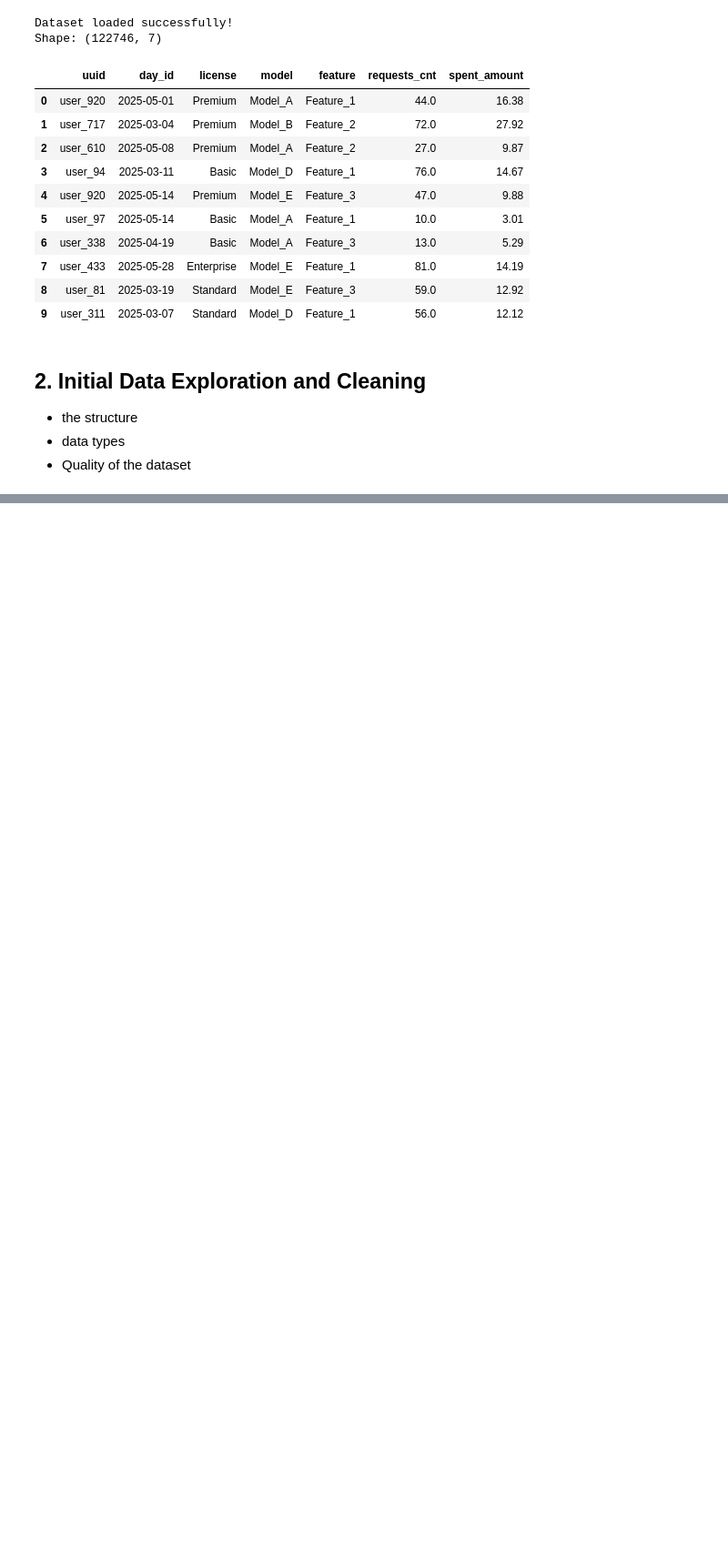
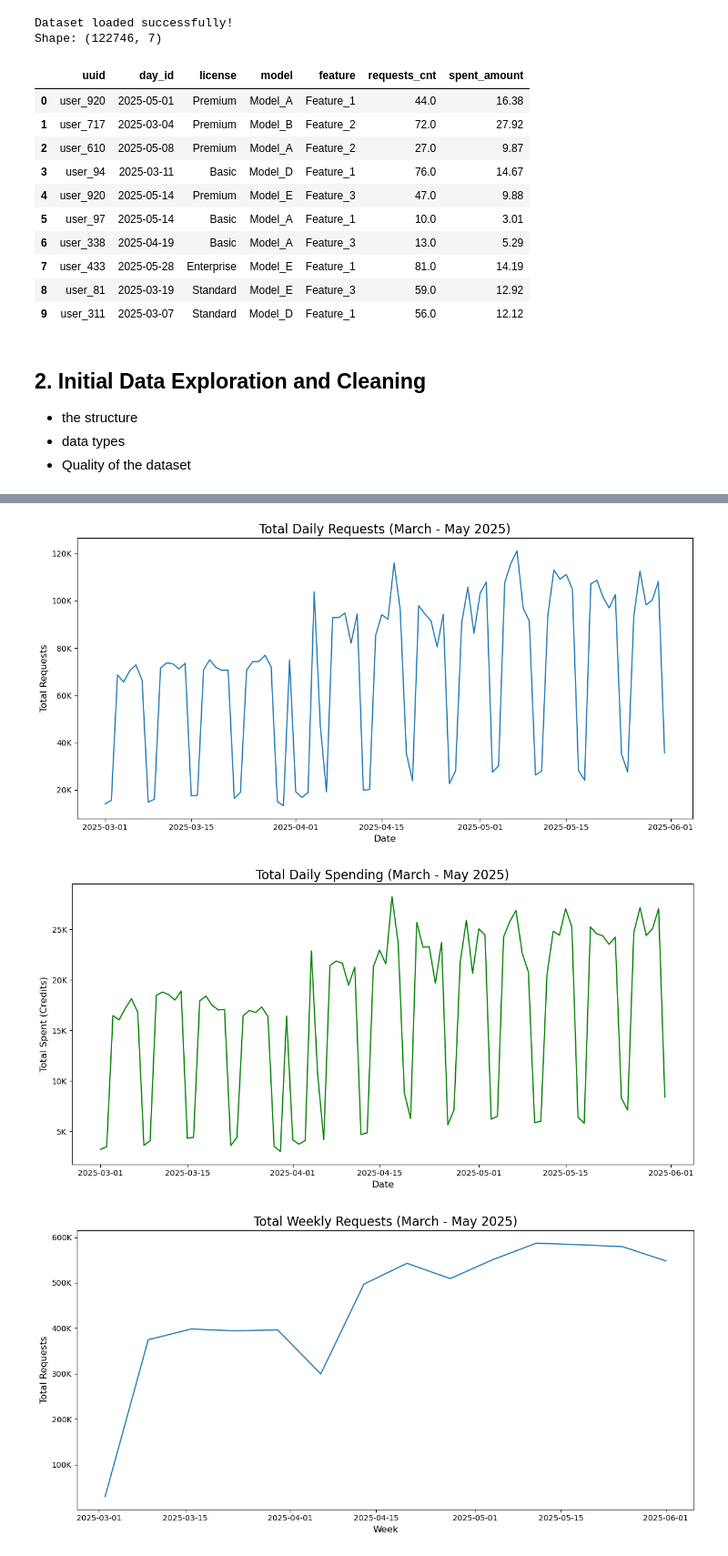
Before and after one commit to wassim-mezghanni/Analytics-of-ML-Features-Usage-in-IDEs, a Jupyter notebook: Analytics of ML Features.ipynb, the cells around one changed output, grey strips where cells are left out. Shown at 91% size. Saved outputs shown, nothing was run; the diff lists cells and outputs as text; code cells hidden in the pictures; blank space fills up the shorter version.

```diff
--- a/Analytics of ML Features.ipynb
+++ b/Analytics of ML Features.ipynb
@@ -104,0 +118,77 @@ Duplicate rows: 0
+# %%
+import matplotlib.ticker as ticker
+
+df = pd.read_csv("processed_da_dataset.csv", parse_dates=['day_id'])
+
+# --- Daily Aggregation ---
+daily_agg = df.groupby('day_id').agg(
+    total_requests=('requests_cnt', 'sum'),
+    total_spent=('spent_amount', 'sum')
+).reset_index()
+
+# Function to format large numbers for plot axes
+def format_yaxis_large_numbers(y, pos):
+    if y >= 1_000_000:
+        return f'{y*1e-6:1.1f}M'
+    if y >= 1_000:
+        return f'{y*1e-3:1.0f}K'
+    return y
+formatter = ticker.FuncFormatter(format_yaxis_large_numbers)
+
+#  Daily Total Requests
+plt.figure(figsize=(12, 6))
+ax1 = sns.lineplot(data=daily_agg, x='day_id', y='total_requests')
+ax1.set_title('Total Daily Requests (March - May 2025)', fontsize=16)
+ax1.set_xlabel('Date', fontsize=12)
+ax1.set_ylabel('Total Requests', fontsize=12)
+ax1.yaxis.set_major_formatter(formatter)
+plt.tight_layout()
+plt.savefig('daily_total_requests.png')
+print("Saved 'daily_total_requests.png'")
+
+# Daily Total Spending
+plt.figure(figsize=(12, 6))
+ax2 = sns.lineplot(data=daily_agg, x='day_id', y='total_spent', color='green')
+ax2.set_title('Total Daily Spending (March - May 2025)', fontsize=16)
+ax2.set_xlabel('Date', fontsize=12)
+ax2.set_ylabel('Total Spent (Credits)', fontsize=12)
+ax2.yaxis.set_major_formatter(formatter)
+plt.tight_layout()
+plt.savefig('daily_total_spending.png')
+print("Saved 'daily_total_spending.png'")
+
+# --- Weekly Aggregation ---
+df_weekly = df.set_index('day_id')
+weekly_agg = df_weekly.resample('W').agg(
+    total_requests=('requests_cnt', 'sum'),
+    total_spent=('spent_amount', 'sum')
+).reset_index()
+
+# Weekly Total Requests
+plt.figure(figsize=(12, 6))
+ax3 = sns.lineplot(data=weekly_agg, x='day_id', y='total_requests')
+ax3.set_title('Total Weekly Requests (March - May 2025)', fontsize=16)
+ax3.set_xlabel('Week', fontsize=12)
+ax3.set_ylabel('Total Requests', fontsize=12)
+ax3.yaxis.set_major_formatter(formatter)
+plt.tight_layout()
+plt.savefig('weekly_total_requests.png')
+print("Saved 'weekly_total_requests.png'")
+
+# Weekly Total Spending
+plt.figure(figsize=(12, 6))
+ax4 = sns.lineplot(data=weekly_agg, x='day_id', y='total_spent', color='green')
+ax4.set_title('Total Weekly Spending (March - May 2025)', fontsize=16)
+ax4.set_xlabel('Week', fontsize=12)
+ax4.set_ylabel('Total Spent (Credits)', fontsize=12)
+ax4.yaxis.set_major_formatter(formatter)
+plt.tight_layout()
+plt.savefig('weekly_total_spending.png')
+print("Saved 'weekly_total_spending.png'")
+
+print("\n--- Time Series Analysis Summary ---")
+print(f"Total Requests (3 months): {daily_agg['total_requests'].sum():,.0f}")
+print(f"Total Spent (3 months): {daily_agg['total_spent'].sum():,.0f}")
+peak_requests_day = daily_agg.loc[daily_agg['total_requests'].idxmax()]
+print(f"Peak Requests: {peak_requests_day['total_requests']:,.0f} on {peak_requests_day['day_id'].date()}")
+# %% [output]
@@ -104,0 +204,3 @@ Duplicate rows: 0
+[figure, added]
+[figure, added]
+[figure, added]
```
Also changed, not shown: parts of 15 cells of this notebook, 16 other files.
